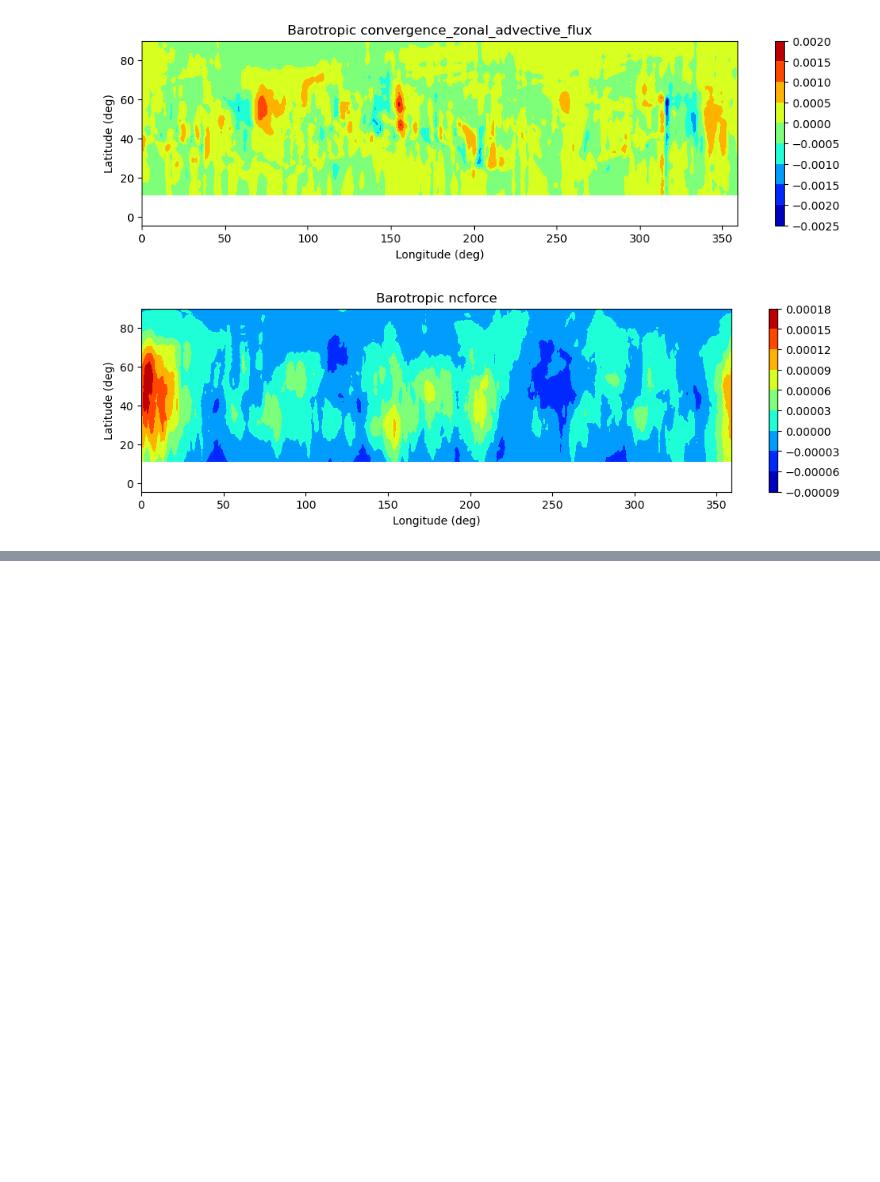
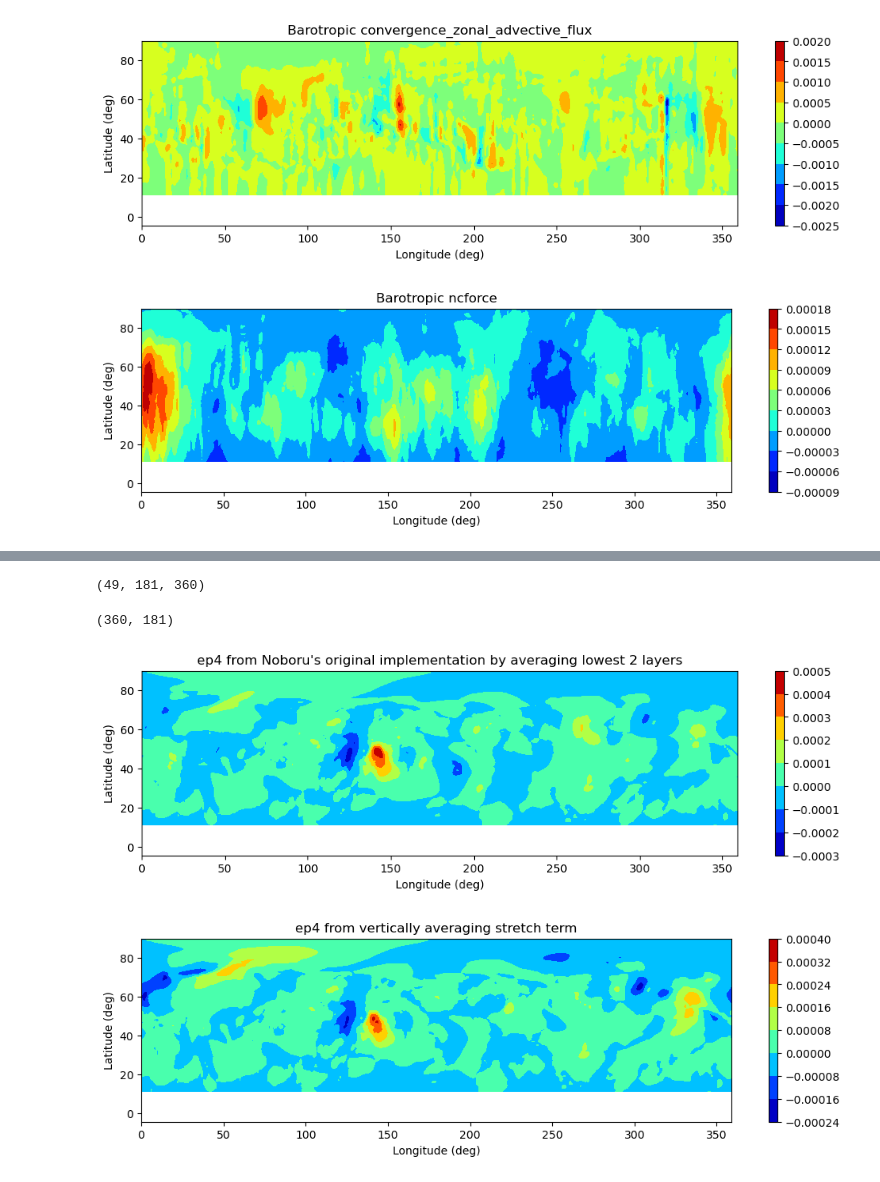
Before and after one commit to csyhuang/hn2016_falwa, a Jupyter notebook: notebooks/lubis_et_al_2024/develop_ncforce_interface.ipynb, the cells around one changed output, grey strips where cells are left out. Saved outputs shown, nothing was run; the diff lists cells and outputs as text; code cells hidden in the pictures; blank space fills up the shorter version.

```diff
--- a/notebooks/lubis_et_al_2024/develop_ncforce_interface.ipynb
+++ b/notebooks/lubis_et_al_2024/develop_ncforce_interface.ipynb
@@ -208,0 +213,20 @@ lat_lon_graph_plot(
+# %%
+stretch_term_3d.shape
+# %% [output]
+(49, 181, 360)
+# %%
+ep4_from_vertical_avg = qgfield_nhn22._vertical_average(np.swapaxes(stretch_term_3d, 0, 2), lowest_layer_index=1, height_axis=-1)
+# %%
+ep4_from_vertical_avg.shape
+# %% [output]
+(360, 181)
+# %%
+lat_lon_graph_plot(
+    qgfield_nhn22.meridional_heat_flux,
+    f"ep4 from Noboru's original implementation by averaging lowest 2 layers")
+lat_lon_graph_plot(
+    ep4_from_vertical_avg.T,
+    f"ep4 from vertically averaging stretch term")
+# %% [output]
+[figure, added]
+[figure, added]
```
Also changed, not shown: parts of 1 cell of this notebook.
